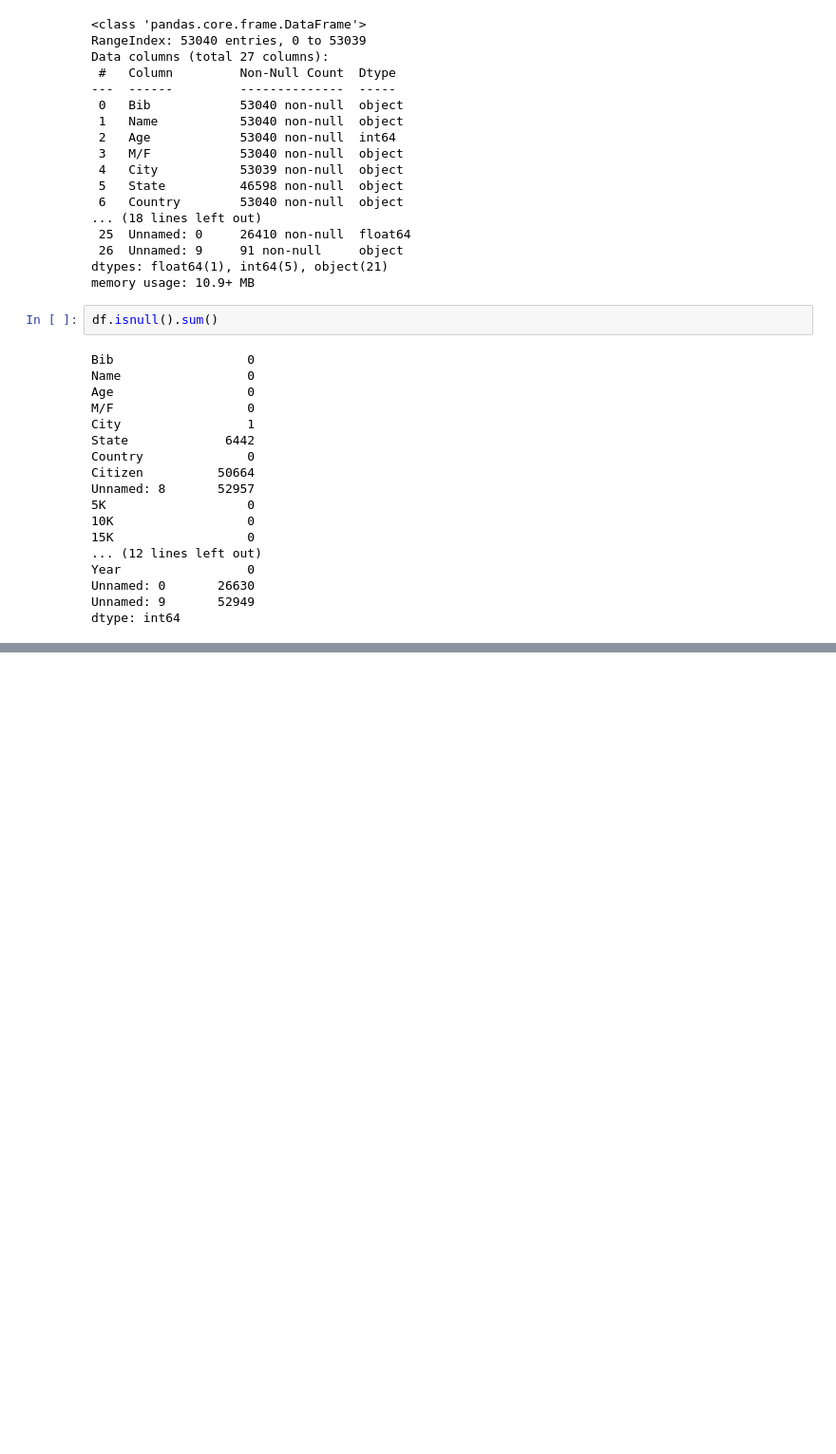
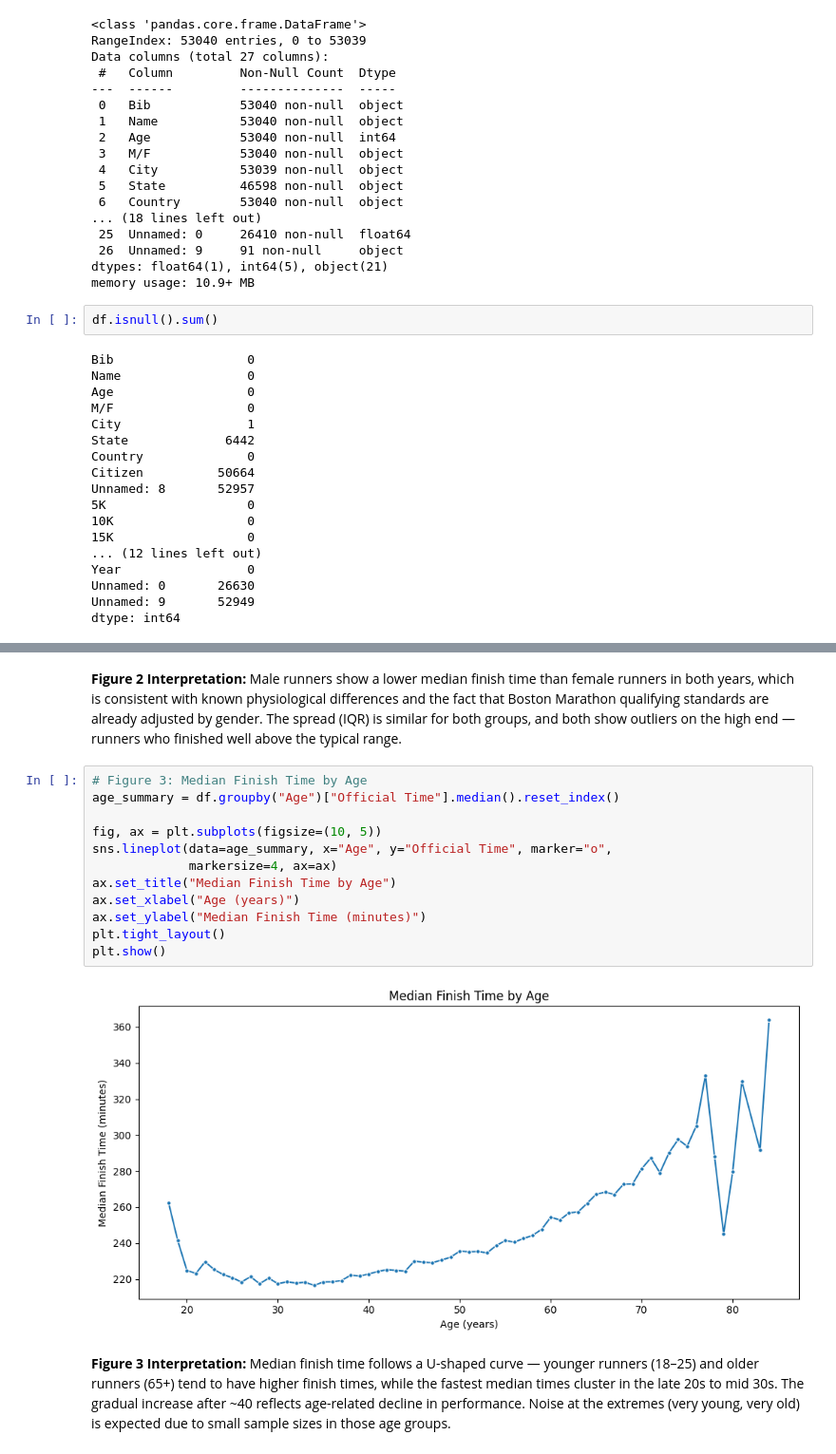
Before and after one commit to rojour/ai-programming-foundations-project, a Jupyter notebook: data_workflow.ipynb, the cells around one changed output, grey strips where cells are left out. Shown at 95% size. Cells and saved outputs as stored; diff of their text form; blank space fills up the shorter version.

```diff
--- a/data_workflow.ipynb
+++ b/data_workflow.ipynb
@@ -74,0 +221,18 @@ dtype: int64
+# %% [markdown]
+**Figure 2 Interpretation:** Male runners show a lower median finish time than female runners in both years, which is consistent with known physiological differences and the fact that Boston Marathon qualifying standards are already adjusted by gender. The spread (IQR) is similar for both groups, and both show outliers on the high end — runners who finished well above the typical range.
+# %%
+# Figure 3: Median Finish Time by Age
+age_summary = df.groupby("Age")["Official Time"].median().reset_index()
+
+fig, ax = plt.subplots(figsize=(10, 5))
+sns.lineplot(data=age_summary, x="Age", y="Official Time", marker="o",
+             markersize=4, ax=ax)
+ax.set_title("Median Finish Time by Age")
+ax.set_xlabel("Age (years)")
+ax.set_ylabel("Median Finish Time (minutes)")
+plt.tight_layout()
+plt.show()
+# %% [output]
+[figure, added]
+# %% [markdown]
+**Figure 3 Interpretation:** Median finish time follows a U-shaped curve — younger runners (18–25) and older runners (65+) tend to have higher finish times, while the fastest median times cluster in the late 20s to mid 30s. The gradual increase after ~40 reflects age-related decline in performance. Noise at the extremes (very young, very old) is expected due to small sample sizes in those age groups.
```
Also changed, not shown: parts of 13 cells of this notebook.
